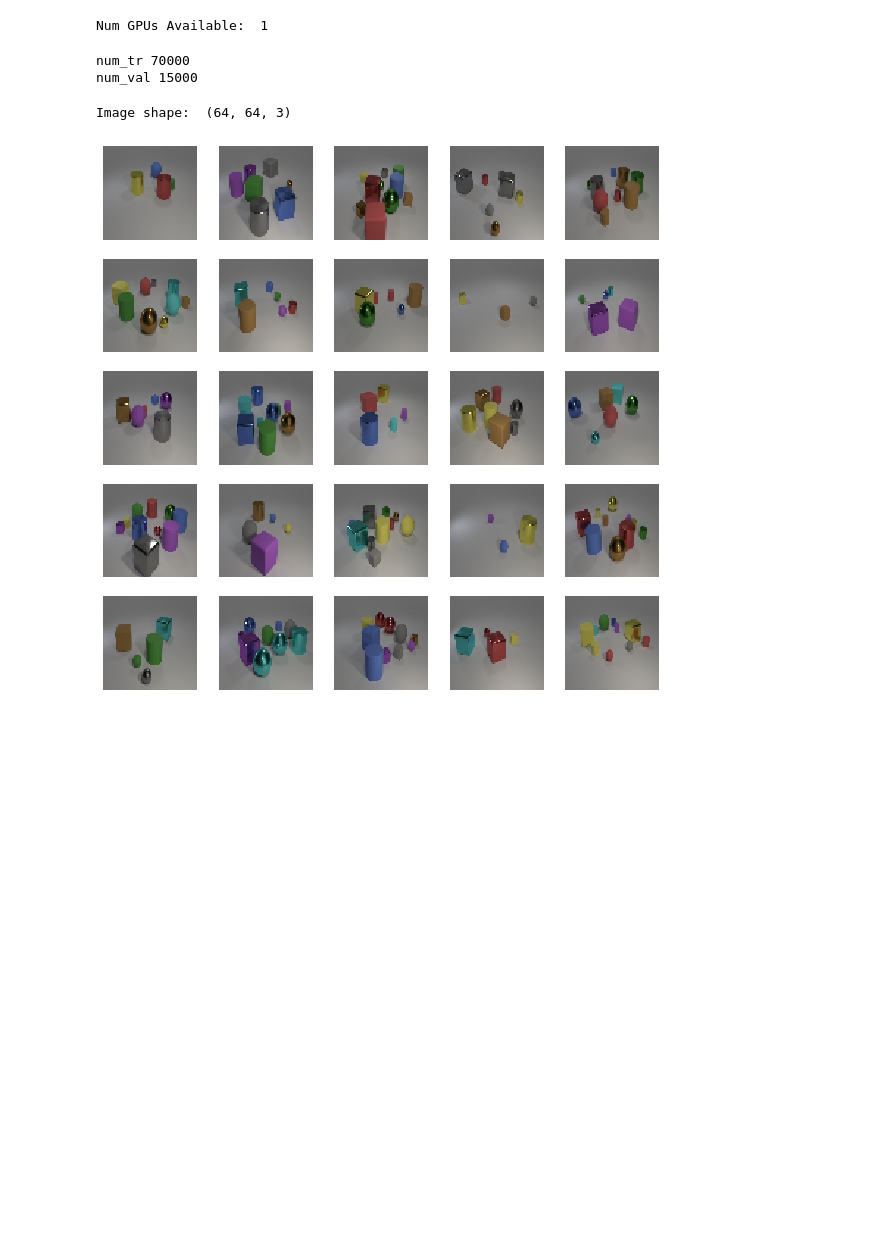
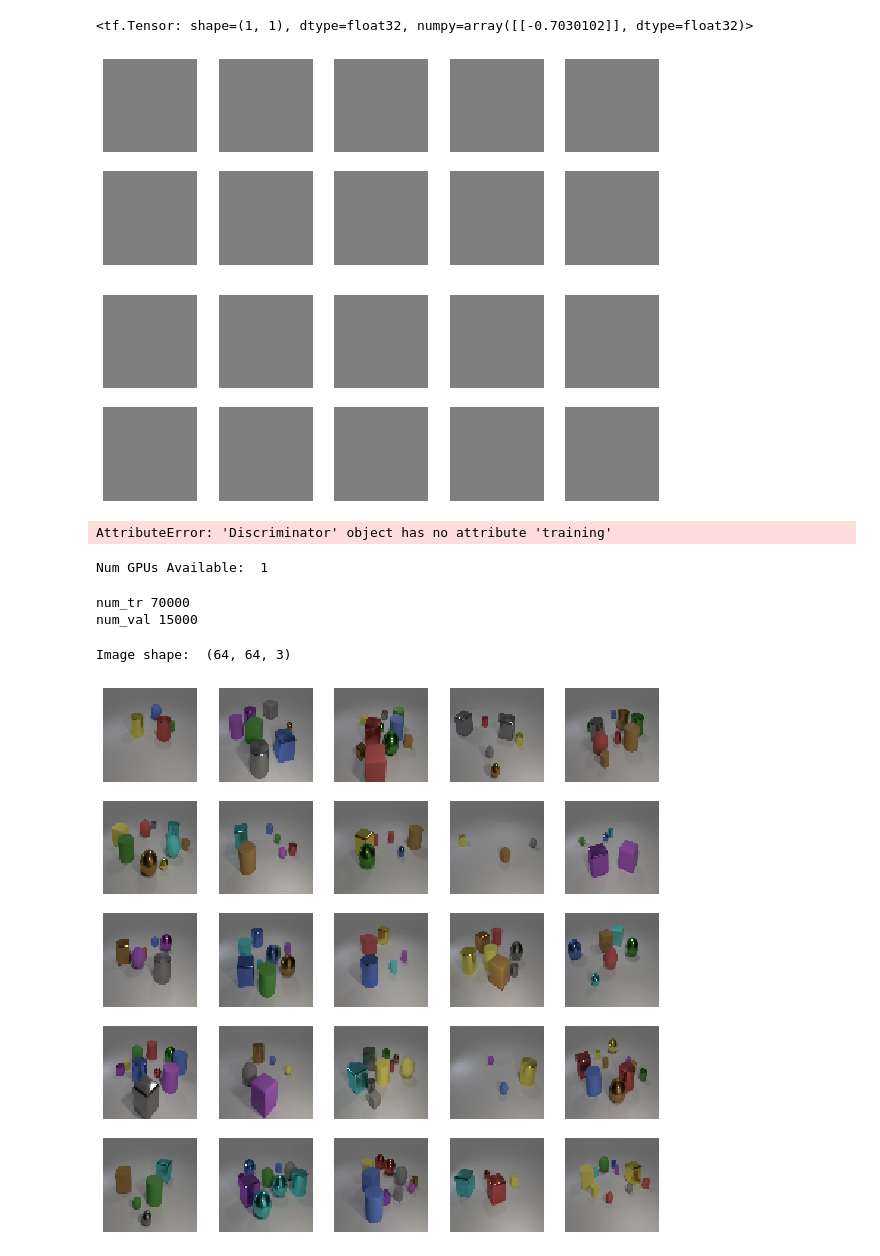
Before and after one commit to sebamenabar/HoloGAN, a Jupyter notebook: tf2_migration.ipynb, the cells around one changed output. Drawn from its saved outputs; the diff is of its cells as text; code cells hidden in the pictures; blank space fills up the shorter version.

```diff
--- a/tf2_migration.ipynb
+++ b/tf2_migration.ipynb
@@ -4 +21,17 @@ import sys
+# %%
+d(tf.random.normal((1, 64, 64, 3)), training=False)
+# %% [output]
+<tf.Tensor: shape=(1, 1), dtype=float32, numpy=array([[-0.7030102]], dtype=float32)>
+# %%
+g = Generator()
+generated = g(tf.random.normal((10, 30)), tf.random.normal((10, 1, 90)))
+# %%
+show_batch((generated + 1) / 2)
+# %% [output]
+[figure, added]
+[figure, added]
+# %%
+d.training()
+# %% [output]
+AttributeError: 'Discriminator' object has no attribute 'training'
 # %%
```
Also changed, not shown: parts of 14 cells of this notebook, 8 other files.
